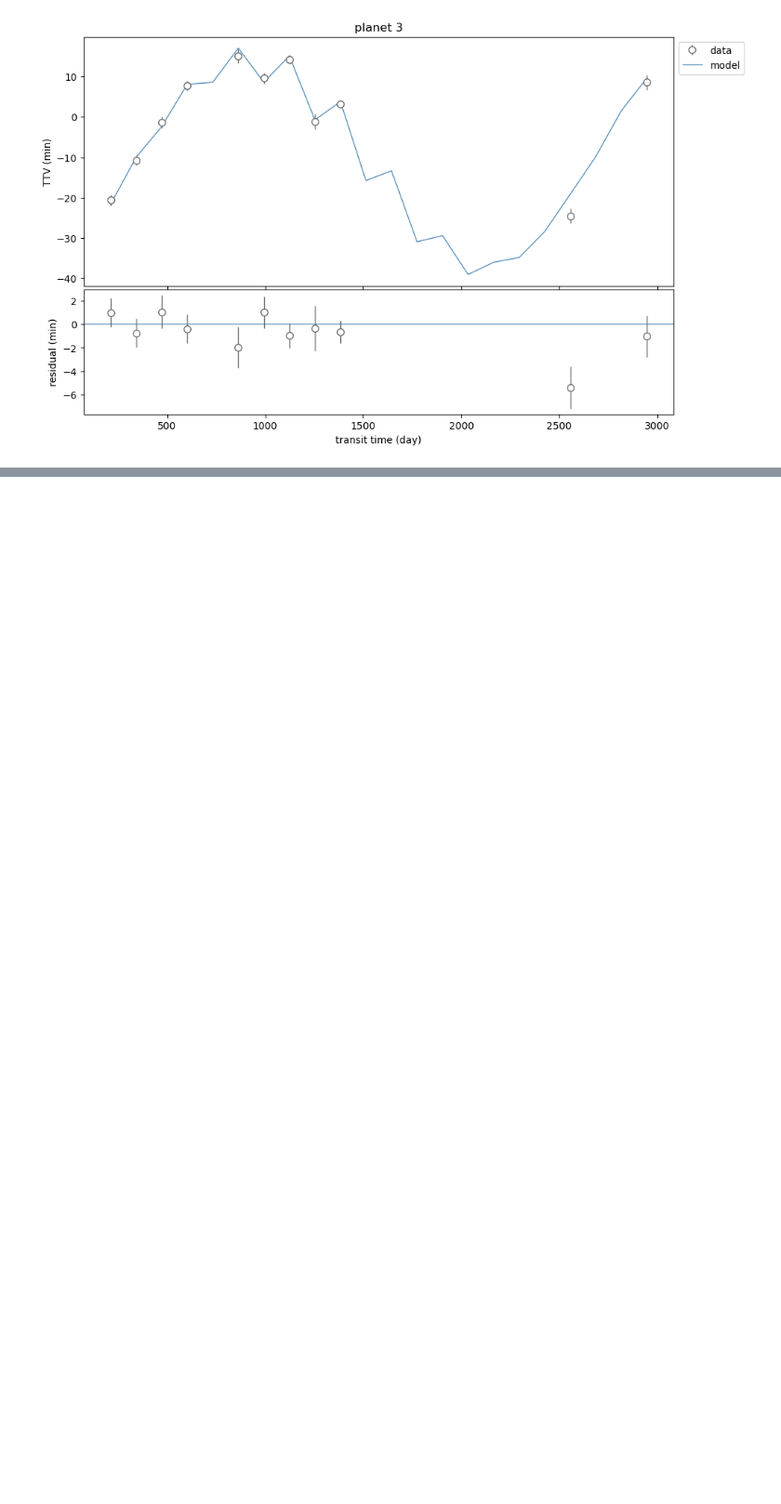
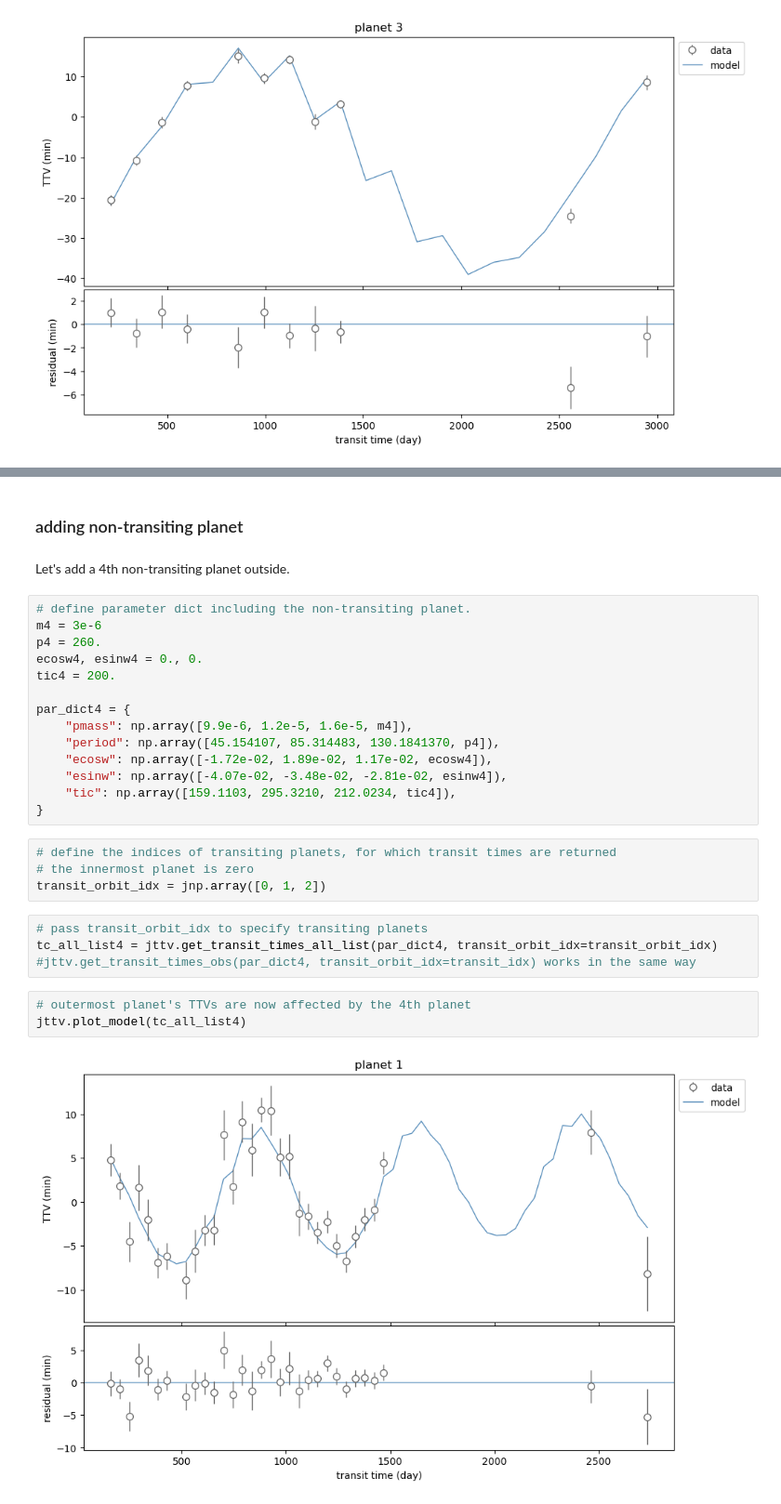
Before and after one commit to kemasuda/jnkepler, a Jupyter notebook: examples/minimal_example.ipynb, the cells around one changed output, grey strips where cells are left out. Shown at 93% size. Saved outputs shown, nothing was run; the diff lists cells and outputs as text; blank space fills up the shorter version.

```diff
--- a/examples/minimal_example.ipynb
+++ b/examples/minimal_example.ipynb
@@ -98,0 +112,31 @@ jttv.plot_model(tc_all_list)
+# %% [markdown]
+### adding non-transiting planet
+# %% [markdown]
+Let's add a 4th non-transiting planet outside.
+# %%
+# define parameter dict including the non-transiting planet.
+m4 = 3e-6
+p4 = 260.
+ecosw4, esinw4 = 0., 0.
+tic4 = 200.
+
+par_dict4 = {
+    "pmass": np.array([9.9e-6, 1.2e-5, 1.6e-5, m4]),
+    "period": np.array([45.154107, 85.314483, 130.1841370, p4]),
+    "ecosw": np.array([-1.72e-02, 1.89e-02, 1.17e-02, ecosw4]),
+    "esinw": np.array([-4.07e-02, -3.48e-02, -2.81e-02, esinw4]),
+    "tic": np.array([159.1103, 295.3210, 212.0234, tic4]),
+}
+# %%
+# define the indices of transiting planets, for which transit times are returned
+# the innermost planet is zero
+transit_orbit_idx = jnp.array([0, 1, 2])
+# %%
+# pass transit_orbit_idx to specify transiting planets
+tc_all_list4 = jttv.get_transit_times_all_list(par_dict4, transit_orbit_idx=transit_orbit_idx)
+#jttv.get_transit_times_obs(par_dict4, transit_orbit_idx=transit_idx) works in the same way
+# %%
+# outermost planet's TTVs are now affected by the 4th planet
+jttv.plot_model(tc_all_list4)
+# %% [output]
+[figure, added]
```
Also changed, not shown: parts of 8 cells of this notebook, 4 other files.
